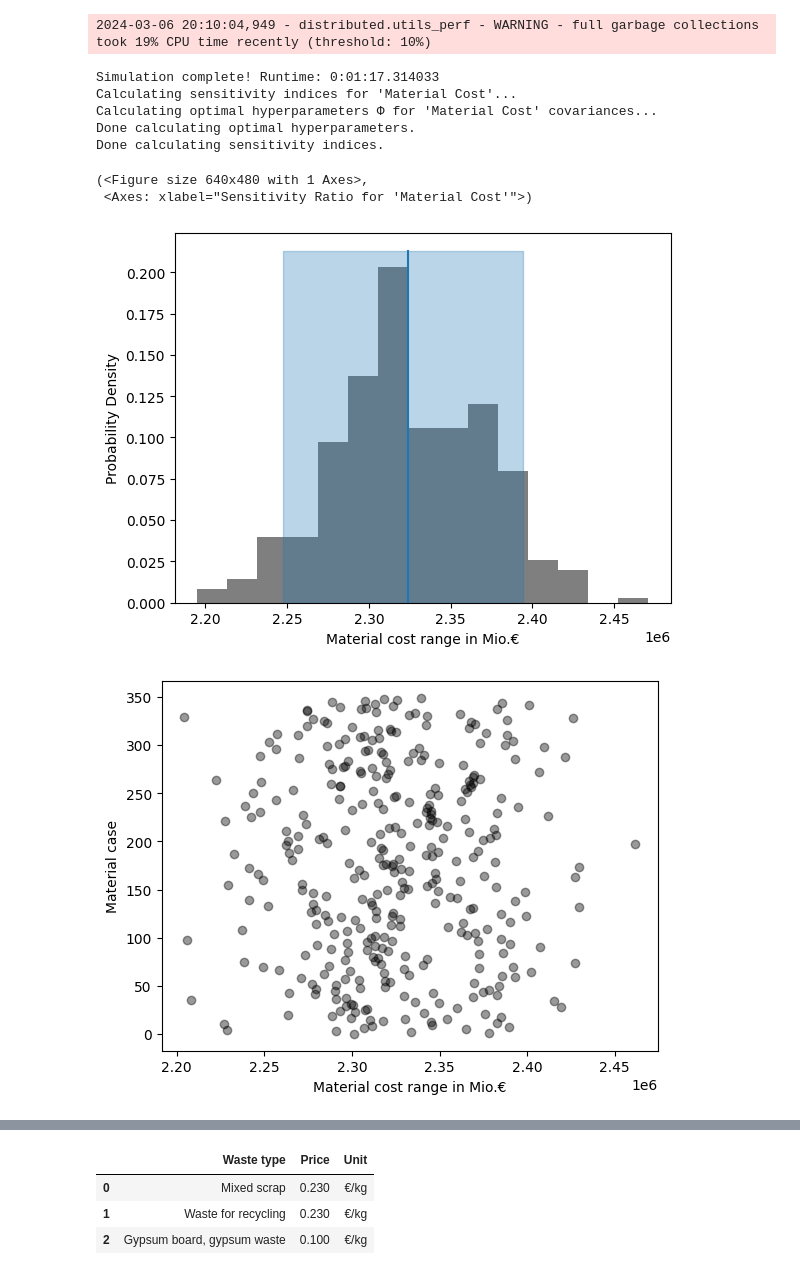
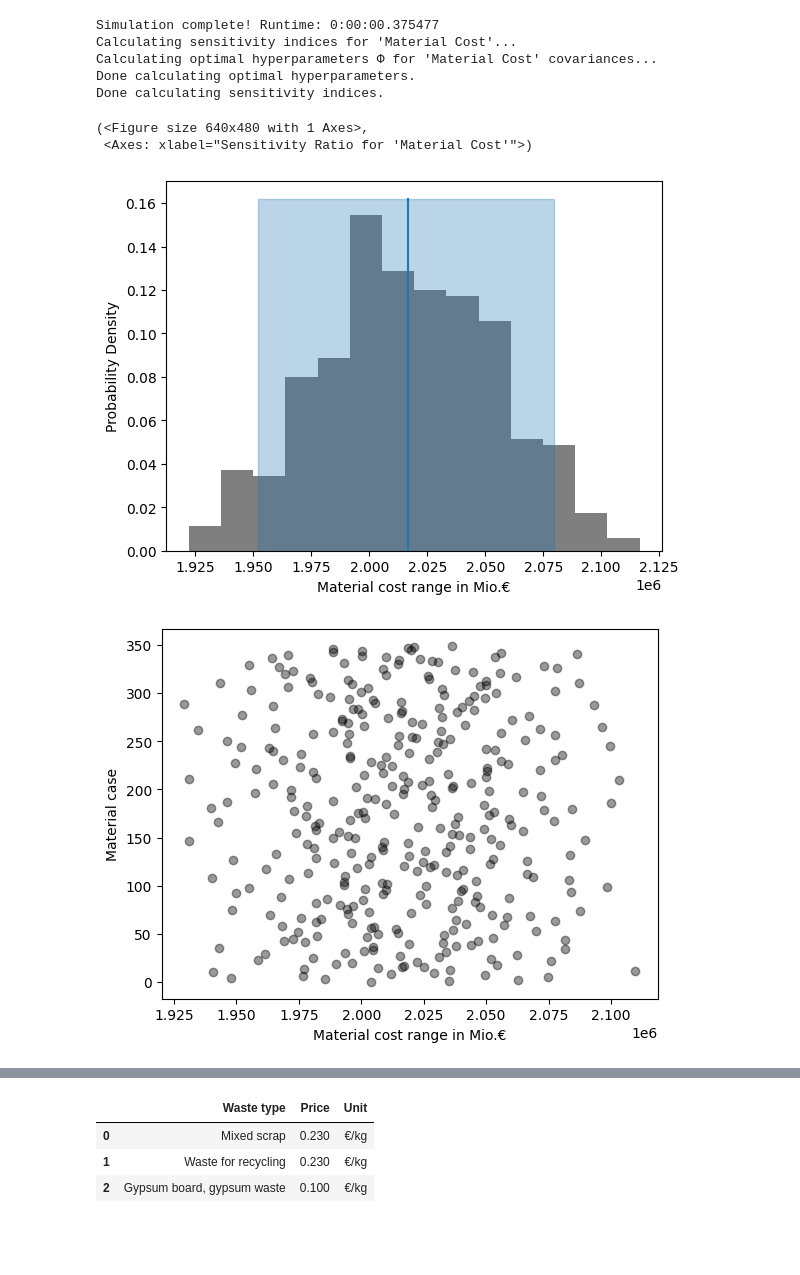
Before and after one commit to LCC-Tool/LCC_Tool_5MW-PEMWE, a Jupyter notebook: LCC_tool.ipynb, the cells around one changed output, grey strips where cells are left out. Cells and saved outputs as stored; diff of their text form; code cells hidden in the pictures; blank space fills up the shorter version.

```diff
--- a/LCC_tool.ipynb
+++ b/LCC_tool.ipynb
@@ -131,7 +133,7 @@ Investment Cost 2369312.96
 # Monaco CAPEX - Price range and sensitivity ratio
 
 # Function for running the monte carlo simulation
-def example_run(material, capex_labour, inflation_rate, equity, eq_rate_return, debt, db_intrst_rate, ictg):
+def run(material, capex_labour, inflation_rate, equity, eq_rate_return, debt, db_intrst_rate, ictg):
 
     # variables used within the monte_capex function (utils.py)
     kwargs={
@@ -147,7 +149,7 @@ def example_run(material, capex_labour, inflation_rate, equity, eq_rate_return,
     return (capex, )
 
 # Rename the y-aixs in results
-def example_preprocess(case):
+def preprocess(case):
 
     # The 'preprocess' function grabs the random input values for each case and structures it with any other data in the format the 'run' function expects
     # Preprocess function for extracting usable variables from input dataframes
@@ -163,15 +165,15 @@ def example_preprocess(case):
     return (material, capex_labour, inflation_rate, equity, eq_rate_return, debt, db_intrst_rate, ictg)
 
 # The 'postprocess' function takes the output from the 'run' function and saves off the outputs for each case
-def example_postprocess(case, capex):
+def postprocess(case, capex):
     case.addOutVal(name='CAPEX', val=capex)
     case.addOutVal(name='CAPEX_case', val=case.ncase)
     return None
 
 # Argument list of functions used in simulator function
-fcns = {'run' : example_run,
-        'preprocess' : example_preprocess,
-        'postprocess': example_postprocess}
+fcns = {'run' : run,
+        'preprocess' : preprocess,
+        'postprocess': postprocess}
 
 # Number of iterations in the monte carlo simulation
 n_invests = 350
@@ -190,8 +192,8 @@ sim = mc.Sim(name='CAPEX', ndraws=n_invests,
 # scale: the interval length of the distribution
 # e.g: using loc=0 and scale=1 we get a standard uniform distribution on [0, 1]
 # By manually change loc and scale can manage the uncertainty of the cost
-sim.addInVar(name='Material', dist=uniform, distkwargs={'loc': 1600000, 'scale': 450000})
-sim.addInVar(name='CAPEX labour cost', dist=uniform, distkwargs={'loc': 350000, 'scale': 9000})
+sim.addInVar(name='Material', dist=uniform, distkwargs={'loc': 1700000, 'scale': 500000})
+sim.addInVar(name='CAPEX labour cost', dist=uniform, distkwargs={'loc': 410000, 'scale': 9000})
 sim.addInVar(name='Invest tax credit of grant', dist=uniform, distkwargs={'loc': 0.1, 'scale': 1000})
 sim.addInVar(name='Inflation rate', dist=uniform, distkwargs={'loc': 0.01, 'scale': 0.001})
 sim.addInVar(name='Equity', dist=uniform, distkwargs={'loc': 0.15, 'scale': 0.01})
@@ -245,26 +247,26 @@ Done calculating sensitivity indices.
 # Monaco material cost - Price range and sensitivity ratio
 
 # Function for running the monte carlo simulation
-def example_run(steel, copper, titanium, platin, iridium,
+def run(steel, copper, titanium, platin, iridium,
                 carbon_paper, nafion_N117,
                 FKM, heat_exchanger_stack_cooling,
                 heat_exchanger_condenser,
                 gas_water_separators, dry_cooler,
                 power_cable, data_cable, pumps, inverters, control_unit,
-                housing, foundation, con_labour):
+                housing, foundation):
 
-    # run the material price simulation
-    construction_cost = monte_pem_capex_5mw_soa(steel=steel, copper=copper, titanium=titanium, platin=platin, iridium=iridium,
+    # run the material cost simulation
+    material_cost = monte_pem_capex_5mw_soa(steel=steel, copper=copper, titanium=titanium, platin=platin, iridium=iridium,
                                                carbon_paper=carbon_paper, nafion_N117=nafion_N117, FKM=FKM,
                                                heat_exchanger_stack_cooling=heat_exchanger_stack_cooling,
                                                heat_exchanger_condenser=heat_exchanger_condenser,
                                                gas_water_separators=gas_water_separators, dry_cooler=dry_cooler,
                                                power_cable=power_cable, data_cable=data_cable, pumps=pumps, inverters=inverters, control_unit=control_unit,
-                                               housing=housing, foundation=foundation, con_labour=con_labour)
-    return (construction_cost, )
+                                               housing=housing, foundation=foundation)
+    return (material_cost, )
 
 # Rename the y-axis in results
-def example_preprocess(case):
+def preprocess(case):
 
     # The 'preprocess' function grabs the random input values for each case and structures it with any other data in the format the 'run' function expects
     # Preprocess function for extracting usable variables from input dataframes
@@ -283,11 +285,10 @@ def example_preprocess(case):
     power_cable=case.invals['Power cable'].val
     data_cable=case.invals['Data cable'].val
     pumps = case.invals['Pumps'].val
-    inverters = case.invals['Inverters'].val
+    inverters = case.invals['Power electronics'].val
     control_unit = case.invals['Control unit'].val
     housing = case.invals['Housing'].val
     foundation = case.invals['Foundation'].val
-    con_labour = case.invals['CAPEX labour cost'].val
 
     return (steel, copper, titanium, platin, iridium,
             carbon_paper, nafion_N117,
@@ -295,18 +296,18 @@ def example_preprocess(case):
             heat_exchanger_condenser,
             gas_water_separators, dry_cooler,
             power_cable, data_cable, pumps, inverters, control_unit,
-            housing, foundation, con_labour)
+            housing, foundation)
 
 # The 'postprocess' function takes the output from the 'run' function and saves off the outputs for each case
-def example_postprocess(case, construction_cost):
+def postprocess(case, construction_cost):
     case.addOutVal(name='Material Cost', val=construction_cost)
     case.addOutVal(name='Material case', val=case.ncase)
     return None
 
 # Argument list of functions used in simulator function
-fcns = {'run' : example_run,
-        'preprocess' : example_preprocess,
-        'postprocess': example_postprocess}
+fcns = {'run' : run,
+        'preprocess' : preprocess,
+        'postprocess': postprocess}
 
 # Number of iterations in the monte carlo simulation
 n_invests = 350
@@ -320,15 +321,13 @@ sim = mc.Sim(name='Material Cost', ndraws=n_invests,
             savecasedata=False,
             verbose=True, debug=True)
 
-price = [0.78, 6.7, 6.11, 27242.65, 87781.85, 80.62, 6288, 796.36,\
-         48000, 42000, 2480.77, 1594.78, 92,\
-         0.78, 9300, 15000, 9000, 4950, 181]
+
 # Variables used in the simulation
 # By manually change loc and scale can manage the uncertainty of the cost
 sim.addInVar(name='Stainless steel', dist=uniform, distkwargs={'loc': 0.5, 'scale': 0.9})
 sim.addInVar(name='Copper', dist=uniform, distkwargs={'loc': 6, 'scale': 1})
 sim.addInVar(name='Titanium', dist=uniform, distkwargs={'loc': 6, 'scale': 1})
-sim.addInVar(name='Platin', dist=uniform, distkwargs={'loc': 27000, 'scale': 1000})
+sim.addInVar(name='Platin', dist=uniform, distkwargs={'loc': 27000, 'scale': 3000})
 sim.addInVar(name='Iridium', dist=uniform, distkwargs={'loc': 82000, 'scale': 10000})
 sim.addInVar(name='Carbon paper', dist=uniform, distkwargs={'loc': 70, 'scale': 30})
 sim.addInVar(name='Nafion N117', dist=uniform, distkwargs={'loc': 5800, 'scale': 800})
@@ -340,11 +339,10 @@ sim.addInVar(name='Dry cooler', dist=uniform, distkwargs={'loc': 1400, 'scale':
 sim.addInVar(name='Power cable', dist=uniform, distkwargs={'loc': 80, 'scale': 100})
 sim.addInVar(name='Data cable', dist=uniform, distkwargs={'loc': 0.5, 'scale': 0.9})
 sim.addInVar(name='Pumps', dist=uniform, distkwargs={'loc': 9000, 'scale': 900})
-sim.addInVar(name='Inverters', dist=uniform, distkwargs={'loc': 12000, 'scale': 4000})
-sim.addInVar(name='Control unit', dist=uniform, distkwargs={'loc': 6000, 'scale': 1300})
+sim.addInVar(name='Power electronics', dist=uniform, distkwargs={'loc': 320000, 'scale': 50000})
+sim.addInVar(name='Control unit', dist=uniform, distkwargs={'loc': 6000, 'scale': 800})
 sim.addInVar(name='Housing', dist=uniform, distkwargs={'loc': 4800, 'scale': 300})
 sim.addInVar(name='Foundation', dist=uniform, distkwargs={'loc': 100, 'scale': 200})
-sim.addInVar(name='CAPEX labour cost', dist=uniform, distkwargs={'loc': 320000, 'scale': 50000})
 
 
 # Run the Simulation
@@ -396,10 +380,9 @@ Generating cases... Done
-2024-03-06 20:10:04,949 - distributed.utils_perf - WARNING - full garbage collections took 19% CPU time recently (threshold: 10%)
+Simulation complete! Runtime: 0:00:00.375477
+Calculating sensitivity indices for 'Material Cost'...
+Calculating optimal hyperparameters Φ for 'Material Cost' covariances...
+Done calculating optimal hyperparameters.
+Done calculating sensitivity indices.
-Simulation complete! Runtime: 0:01:17.314033
-Calculating sensitivity indices for 'Material Cost'...
-Calculating optimal hyperparameters Φ for 'Material Cost' covariances...
-Done calculating optimal hyperparameters.
-Done calculating sensitivity indices.
+(<Figure size 640x480 with 1 Axes>,
+ <Axes: xlabel="Sensitivity Ratio for 'Material Cost'">)
-(<Figure size 640x480 with 1 Axes>,
- <Axes: xlabel="Sensitivity Ratio for 'Material Cost'">)
-[figure, old version]
+[figure, new version]
-[figure, old version]
+[figure, new version]
```
Also changed, not shown: parts of 47 cells of this notebook.
